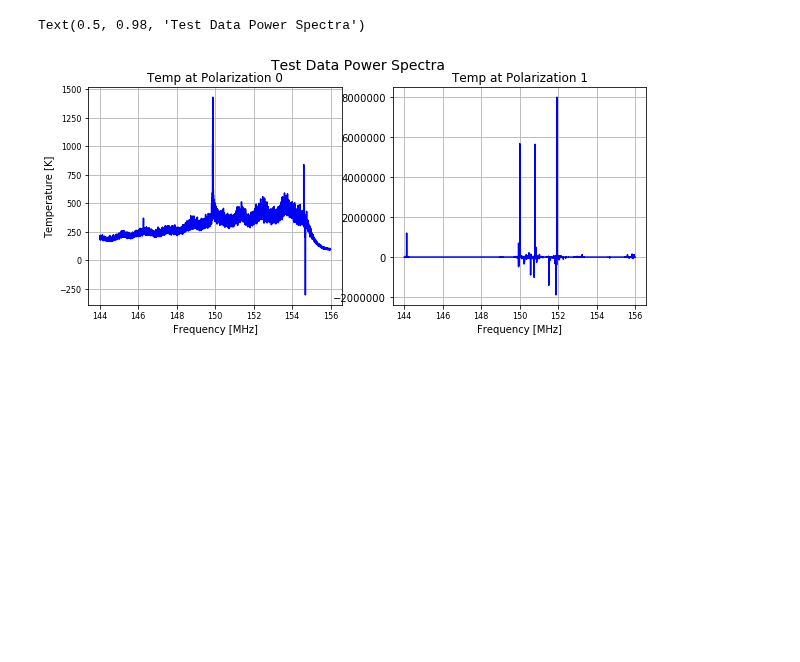
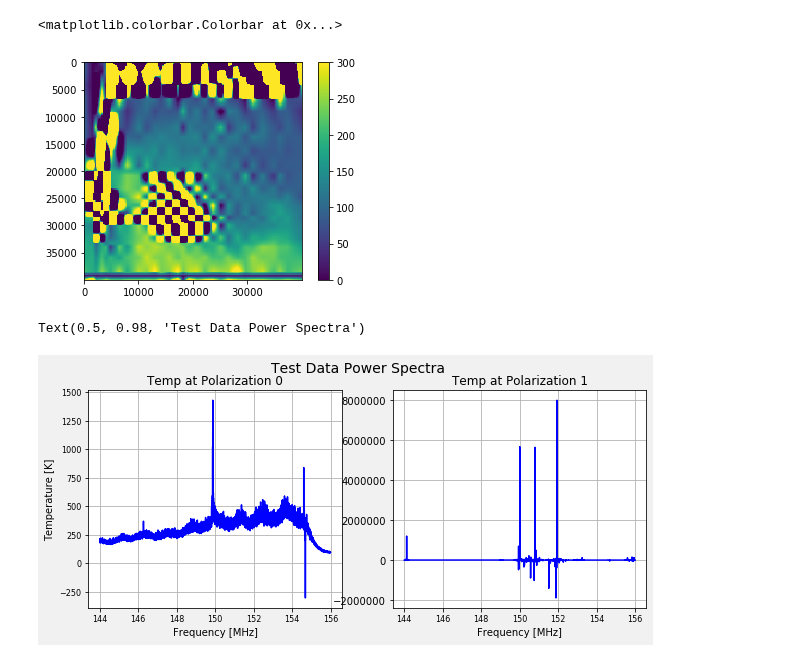
Before and after one commit to nolanylee/astro121lab, a Jupyter notebook: lab4_analysis.ipynb, the cells around one changed output. Saved outputs shown, nothing was run; the diff lists cells and outputs as text; code cells hidden in the pictures; blank space fills up the shorter version.

```diff
--- a/lab4_analysis.ipynb
+++ b/lab4_analysis.ipynb
@@ -146,3 +142,16 @@ array([[         nan,          nan, 157.56529304, ...,          nan,
+# %%
+grid = np.meshgrid(np.linspace(160,220,200), np.linspace(-70,-10,200))
+# %%
+spline = interp2d(coords[:,0], coords[:,1], T_0, kind = 'linear')
+t_interp = spline(grid[0].flatten(), grid[1].flatten())
+# %%
+im = plt.imshow(t_interp)
+im.set_clim(0,300)
+#plt.scatter(x,y,alpha=0.5)
+plt.colorbar()
+# %% [output]
+<matplotlib.colorbar.Colorbar at 0x...>
+[figure, added]
 # %%
 freq = np.linspace(144,156,8192)
 
```
Also changed, not shown: parts of 24 cells of this notebook.
